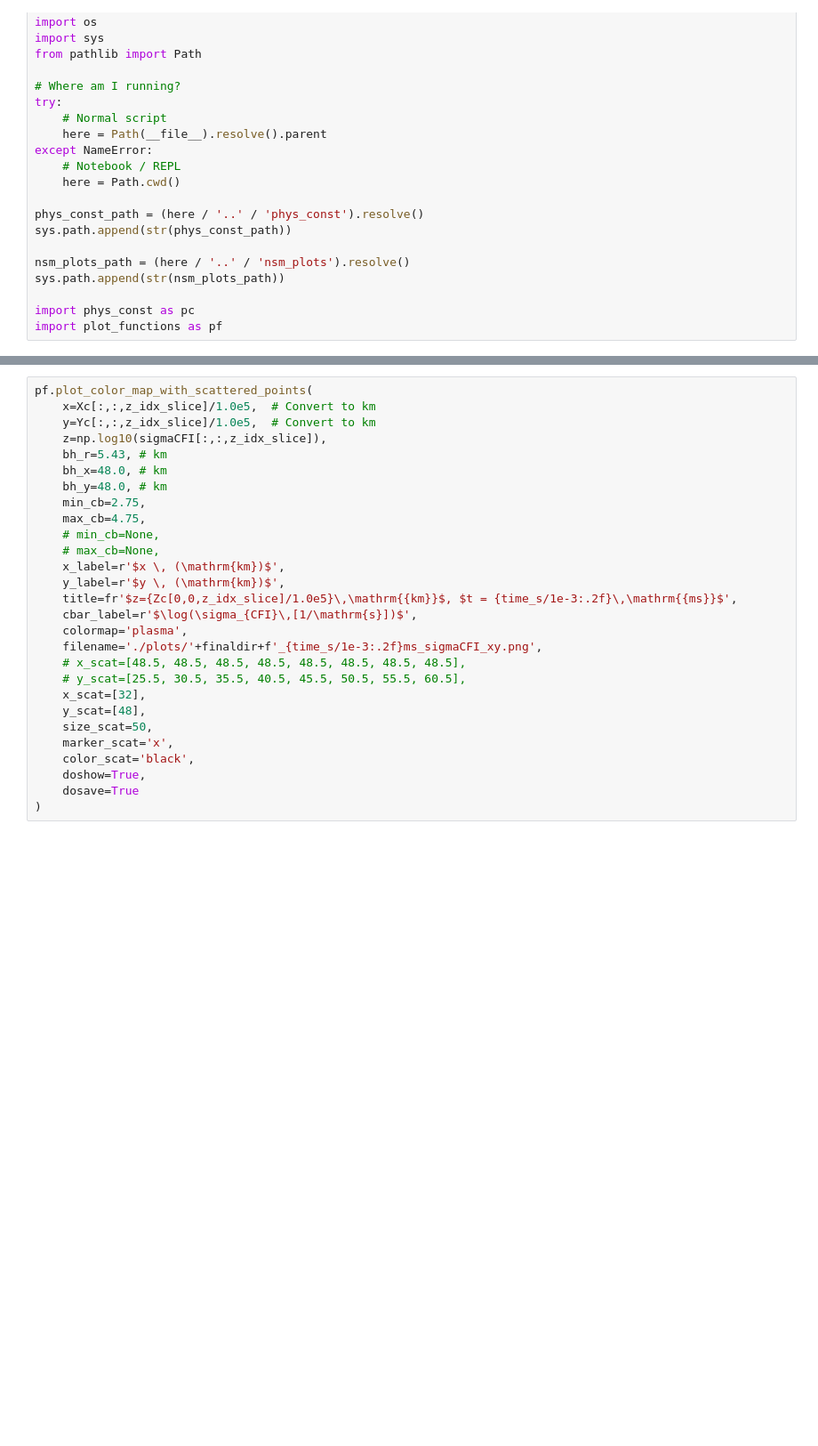
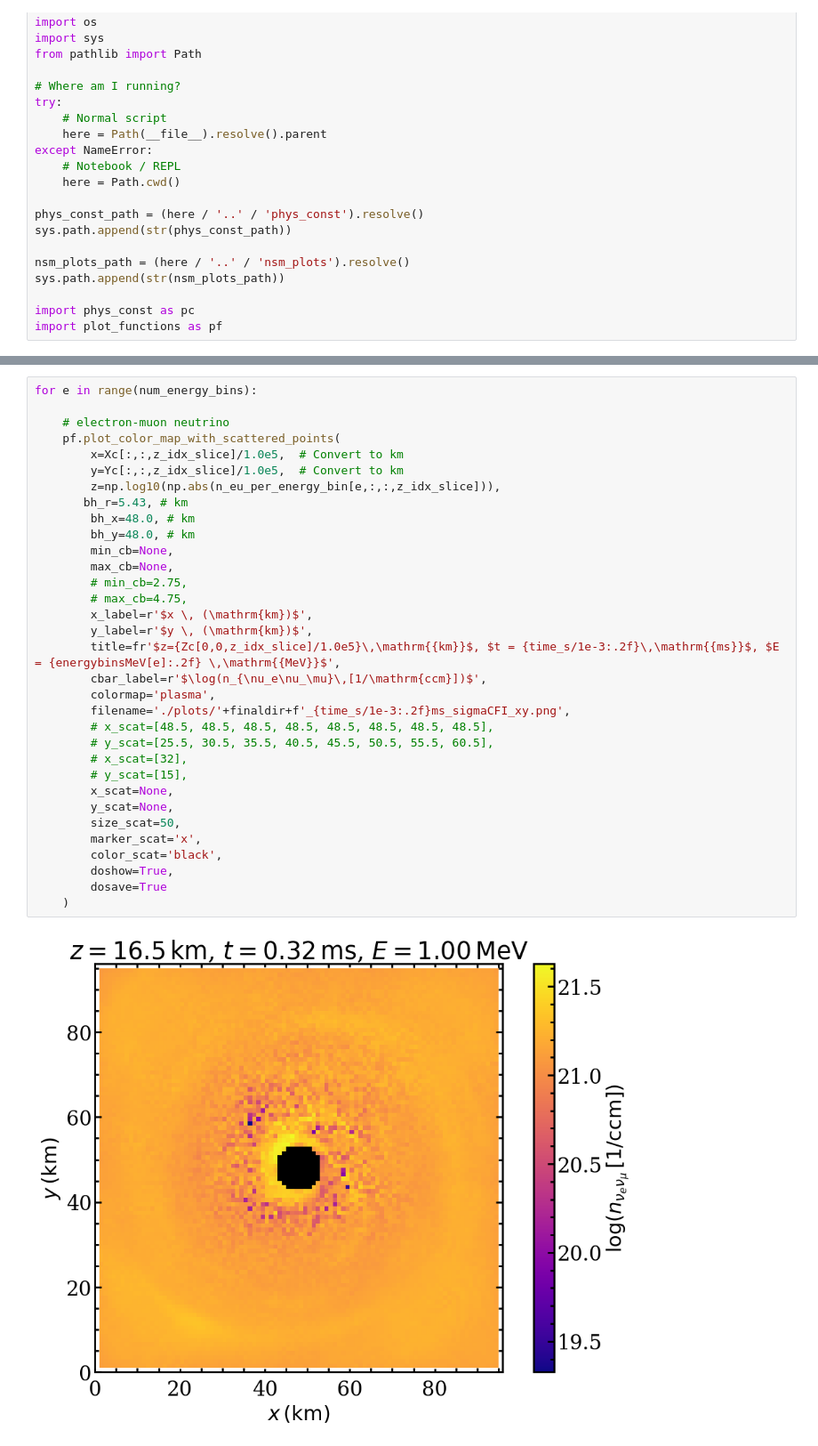
Before and after one commit to erickurquilla1999/devscrpts, a Jupyter notebook: nsm_global_plots_notebooks/n_and_f_per_energy_bin.ipynb, the cells around one changed output, grey strips where cells are left out. Shown at 89% size. Saved outputs shown, nothing was run; the diff lists cells and outputs as text; blank space fills up the shorter version.

```diff
--- a/nsm_global_plots_notebooks/n_and_f_per_energy_bin.ipynb
+++ b/nsm_global_plots_notebooks/n_and_f_per_energy_bin.ipynb
@@ -333,28 +366,35 @@ pf.plot_color_map_with_scattered_points(
 # %%
-pf.plot_color_map_with_scattered_points(
-    x=Xc[:,:,z_idx_slice]/1.0e5,  # Convert to km
-    y=Yc[:,:,z_idx_slice]/1.0e5,  # Convert to km
-    z=np.log10(sigmaCFI[:,:,z_idx_slice]),
-    bh_r=5.43, # km
-    bh_x=48.0, # km
-    bh_y=48.0, # km
-    min_cb=2.75,
-    max_cb=4.75,
-    # min_cb=None,
-    # max_cb=None,
-    x_label=r'$x \, (\mathrm{km})$',
-    y_label=r'$y \, (\mathrm{km})$',
-    title=fr'$z={Zc[0,0,z_idx_slice]/1.0e5}\,\mathrm{{km}}$, $t = {time_s/1e-3:.2f}\,\mathrm{{ms}}$',
-    cbar_label=r'$\log(\sigma_{CFI}\,[1/\mathrm{s}])$',
-    colormap='plasma',
-    filename='./plots/'+finaldir+f'_{time_s/1e-3:.2f}ms_sigmaCFI_xy.png',
-    # x_scat=[48.5, 48.5, 48.5, 48.5, 48.5, 48.5, 48.5, 48.5],
-    # y_scat=[25.5, 30.5, 35.5, 40.5, 45.5, 50.5, 55.5, 60.5],
-    x_scat=[32],
-    y_scat=[48],
-    size_scat=50,
-    marker_scat='x',
-    color_scat='black',
-    doshow=True,
-    dosave=True
-)
+for e in range(num_energy_bins):
+
+    # electron-muon neutrino
+    pf.plot_color_map_with_scattered_points(
+        x=Xc[:,:,z_idx_slice]/1.0e5,  # Convert to km
+        y=Yc[:,:,z_idx_slice]/1.0e5,  # Convert to km
+        z=np.log10(np.abs(n_eu_per_energy_bin[e,:,:,z_idx_slice])),
+       bh_r=5.43, # km
+        bh_x=48.0, # km
+        bh_y=48.0, # km
+        min_cb=None,
+        max_cb=None,
+        # min_cb=2.75,
+        # max_cb=4.75,
+        x_label=r'$x \, (\mathrm{km})$',
+        y_label=r'$y \, (\mathrm{km})$',
+        title=fr'$z={Zc[0,0,z_idx_slice]/1.0e5}\,\mathrm{{km}}$, $t = {time_s/1e-3:.2f}\,\mathrm{{ms}}$, $E = {energybinsMeV[e]:.2f} \,\mathrm{{MeV}}$',
+        cbar_label=r'$\log(n_{\nu_e\nu_\mu}\,[1/\mathrm{ccm}])$',
+        colormap='plasma',
+        filename='./plots/'+finaldir+f'_{time_s/1e-3:.2f}ms_sigmaCFI_xy.png',
+        # x_scat=[48.5, 48.5, 48.5, 48.5, 48.5, 48.5, 48.5, 48.5],
+        # y_scat=[25.5, 30.5, 35.5, 40.5, 45.5, 50.5, 55.5, 60.5],
+        # x_scat=[32],
+        # y_scat=[15],
+        x_scat=None,
+        y_scat=None,
+        size_scat=50,
+        marker_scat='x',
+        color_scat='black',
+        doshow=True,
+        dosave=True
+    )
+# %% [output]
+[figure, added]
```
Also changed, not shown: parts of 7 cells of this notebook.
